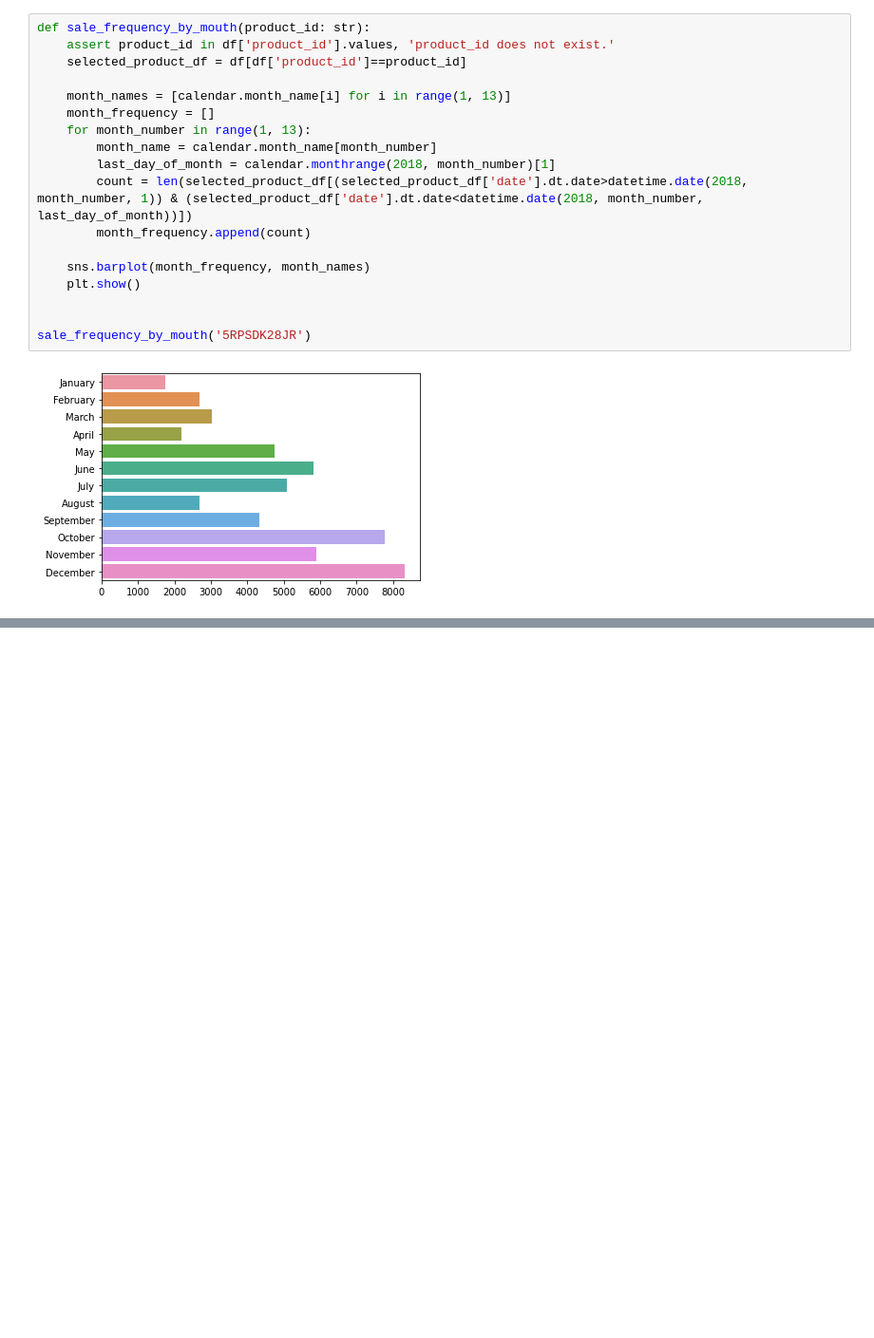
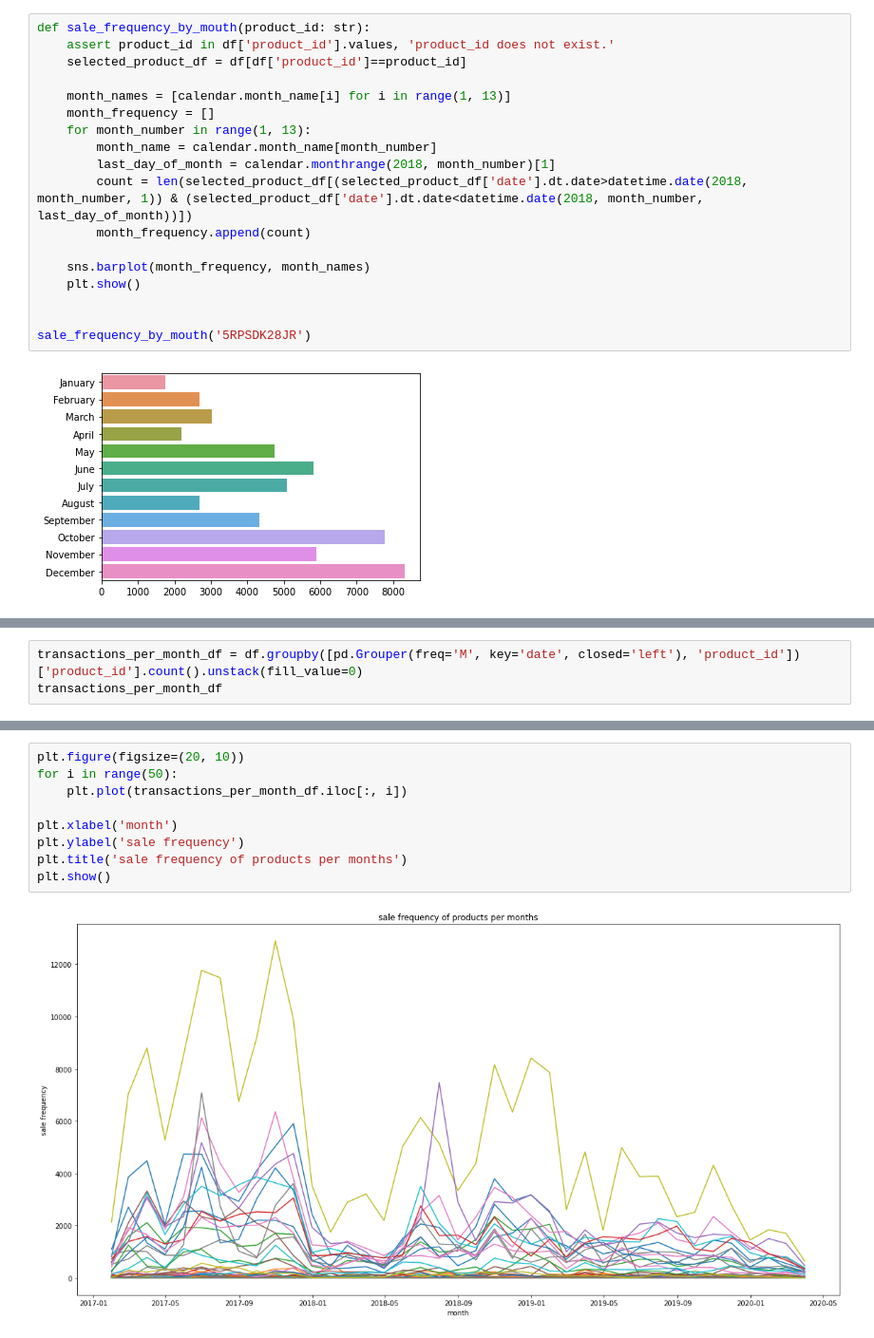
Before and after one commit to kkiani/customer_transactions_history, a Jupyter notebook: notebooks/visuals-development.ipynb, the cells around one changed output, grey strips where cells are left out. Shown at 95% size. Drawn from its saved outputs; the diff is of its cells as text; blank space fills up the shorter version.

Commit message:
add sales frequency analysis for last six month

```diff
--- a/notebooks/visuals-development.ipynb
+++ b/notebooks/visuals-development.ipynb
@@ -70,0 +76,3 @@ sale_frequency_by_mouth('5RPSDK28JR')
+# %%
+transactions_per_month_df = df.groupby([pd.Grouper(freq='M', key='date', closed='left'), 'product_id'])['product_id'].count().unstack(fill_value=0)
+transactions_per_month_df
@@ -70,0 +113,11 @@ sale_frequency_by_mouth('5RPSDK28JR')
+# %%
+plt.figure(figsize=(20, 10))
+for i in range(50):
+    plt.plot(transactions_per_month_df.iloc[:, i])
+
+plt.xlabel('month')
+plt.ylabel('sale frequency')
+plt.title('sale frequency of products per months')
+plt.show()
+# %% [output]
+[figure, added]
```
Also changed, not shown: parts of 5 cells of this notebook.
